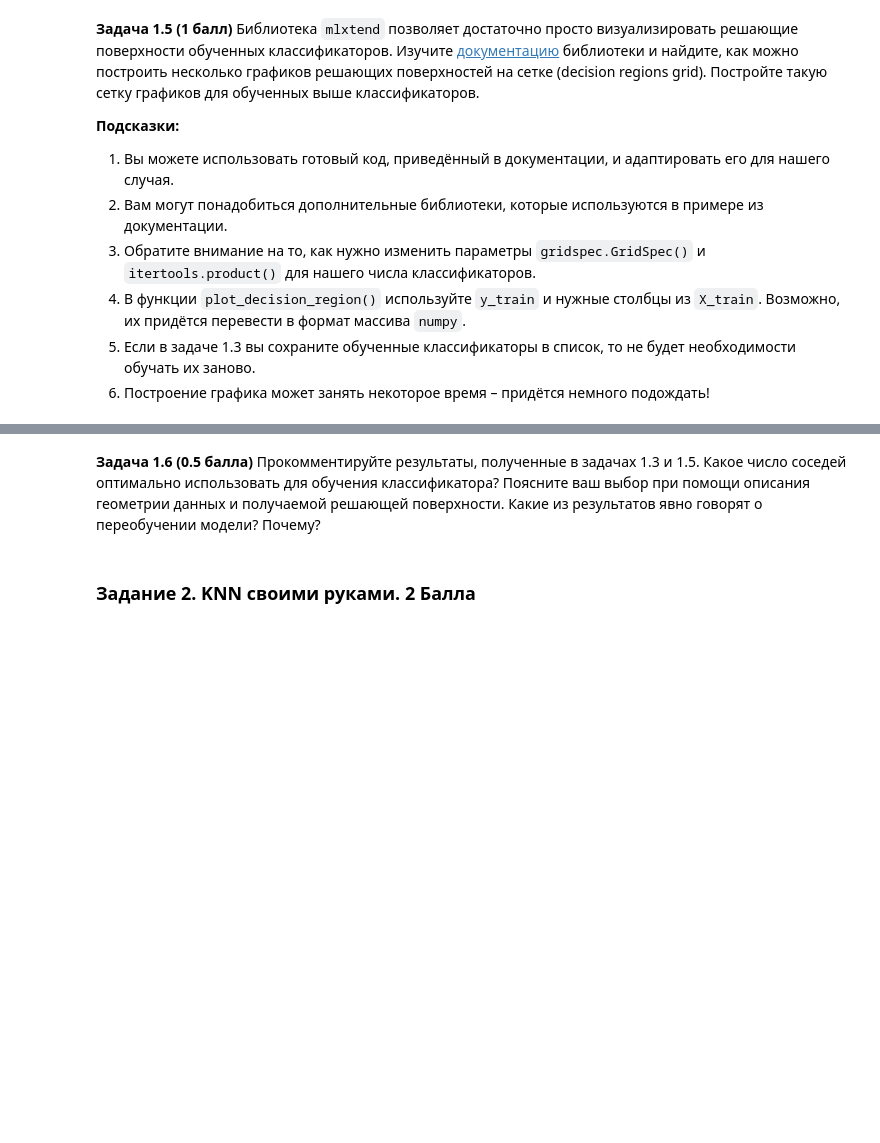
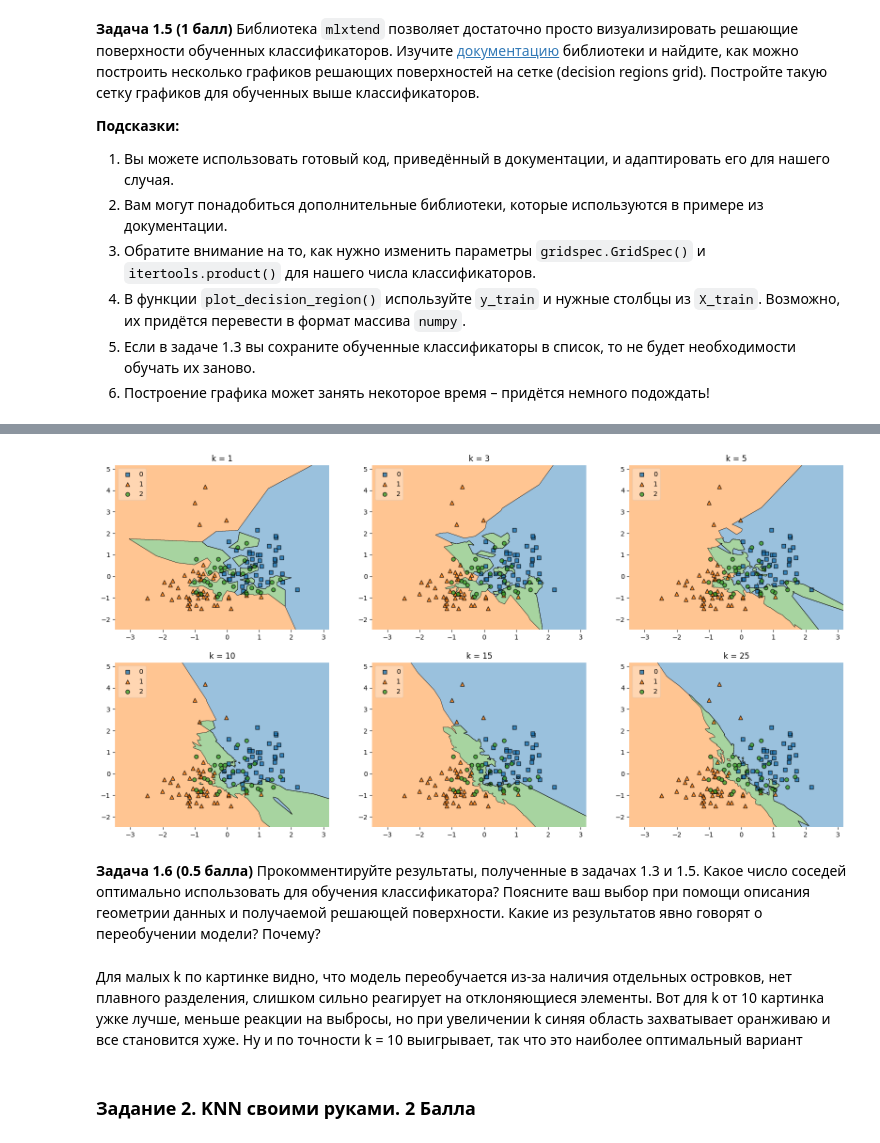
Before and after one commit to ArsenySal/ML-1-data-mining-minor-, a Jupyter notebook: hw/hw04_knn_linreg.ipynb, the cells around one changed output, grey strips where cells are left out. Saved outputs shown, nothing was run; the diff lists cells and outputs as text; code cells hidden in the pictures; blank space fills up the shorter version.

```diff
--- a/hw/hw04_knn_linreg.ipynb
+++ b/hw/hw04_knn_linreg.ipynb
@@ -54,3 +61,8 @@ X.head(8)
 **Задача 1.2 (0.5 балла)** Используя функцию `train_test_split()`, разделите выборку на тренировочную и тестовую, и долю тестовой выборки задайте равной 0.3. Так как разбиение осуществляется случайным образом, не забудьте зафиксировать `np.random.seed()` для воспроизводимости результатов.
 
 Используйте аргумент `stratify` при разбиении. Почему это важно?
+# %%
+from typing import Any
+from sklearn.model_selection import train_test_split
+np.random.seed(123456)
+X_train, X_test, y_train, y_test = train_test_split(X, y, test_size=0.3, stratify=y)
@@ -60,4 +74,10 @@ X.head(8)
 Выведите долю правильных ответов на тренировочной и тестовой выборках для каждого классификатора.
 # %%
 from sklearn.neighbors import KNeighborsClassifier
+from sklearn import preprocessing
 from sklearn.preprocessing import StandardScaler
+from sklearn.metrics import accuracy_score
+
+scaler = StandardScaler()
+X_train_scaled = scaler.fit_transform(X_train[['alcohol', 'magnesium']])
+X_test_scaled = scaler.transform(X_test[['alcohol', 'magnesium']])
@@ -73,0 +84,13 @@ NN       Train   Test
+# %%
+classifiers = []
+for k in [1, 3, 5, 10, 15, 25]:
+    classifier = KNeighborsClassifier(n_neighbors=k)
+    classifiers.append(classifier.fit(X_train_scaled, y_train))
+
+    train_accuracy = accuracy_score(y_train, classifier.predict(X_train_scaled))
+    test_accuracy = accuracy_score(y_test, classifier.predict(X_test_scaled))
+
+    print(f"KNeighbors Classifier with k={k}:")
+    print(f"Training accuracy: {train_accuracy:.2f}")
+    print(f"Test accuracy: {test_accuracy:.2f}")
+    print()
@@ -95,5 +153,29 @@ import mlxtend
+# %%
+import matplotlib.pyplot as plt
+from mlxtend.plotting import plot_decision_regions
+import matplotlib.gridspec as gridspec
+import itertools
+gs = gridspec.GridSpec(2, 3)
+
+fig = plt.figure(figsize=(20,10))
+
+labels = ['k = 1', 'k = 3', 'k = 5', 'k = 10', 'k = 15', 'k = 25']
+for clf, lab, grd in zip(classifiers,
+                         labels,
+                         itertools.product([0, 1, 2], repeat=2)):
+
+    clf.fit(X_train_scaled, y_train)
+    ax = plt.subplot(gs[grd[0], grd[1]])
+    fig = plot_decision_regions(X=X_train_scaled, y=y_train, clf=clf, legend=2)
+    plt.title(lab)
+
+plt.show()
+# %% [output]
+[figure, added]
 # %% [markdown]
 **Задача 1.6 (0.5 балла)** Прокомментируйте результаты, полученные в задачах 1.3 и 1.5. Какое число соседей оптимально использовать для обучения классификатора? Поясните ваш выбор при помощи описания геометрии данных и получаемой решающей поверхности. Какие из результатов явно говорят о переобучении модели? Почему?
+# %% [markdown]
+Для малых k по картинке видно, что модель переобучается из-за наличия отдельных островков, нет плавного разделения, слишком сильно реагирует на отклоняющиеся элементы. Вот для k от 10 картинка ужке лучше, меньше реакции на выбросы, но при увеличении k синяя область захватывает оранживаю и все становится хуже. Ну и по точности k = 10 выигрывает, так что это наиболее оптимальный вариант
 # %% [markdown]
 ### Задание 2. KNN своими руками. 2 Балла
 # %% [markdown]
```
Also changed, not shown: parts of 32 cells of this notebook.
